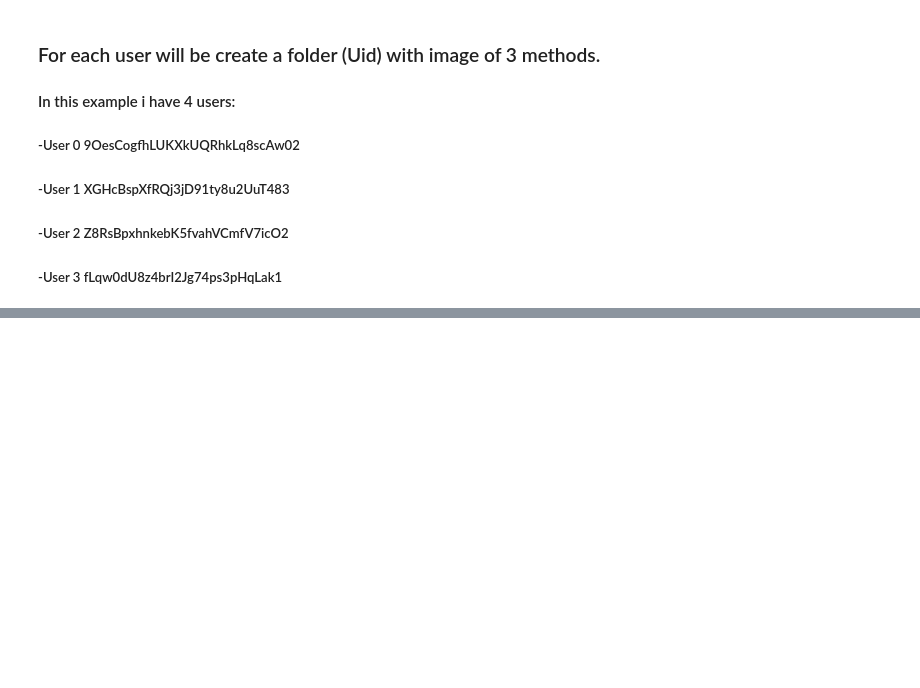
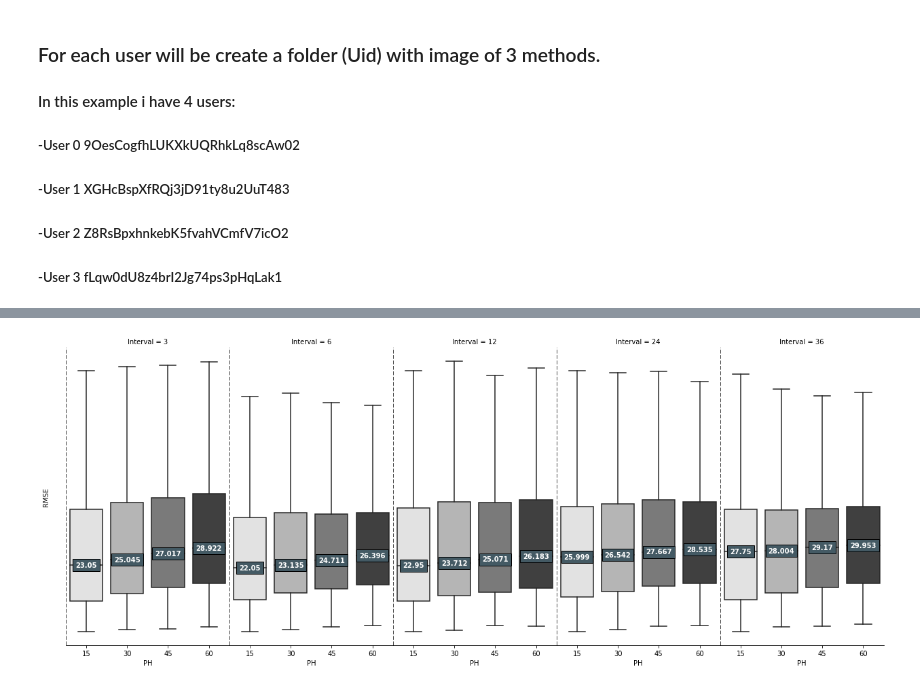
Before and after one commit to theanto/data-analysis-sugarfree, a Jupyter notebook: Script for each user in a dataset/For each user create a RMSE boxplot (ARIMA,RF,SVM).ipynb, the cells around one changed output, grey strips where cells are left out. Saved outputs shown, nothing was run; the diff lists cells and outputs as text; code cells hidden in the pictures; blank space fills up the shorter version.

```diff
--- a/Script for each user in a dataset/For each user create a RMSE boxplot (ARIMA,RF,SVM).ipynb
+++ b/Script for each user in a dataset/For each user create a RMSE boxplot (ARIMA,RF,SVM).ipynb
@@ -45,0 +43,35 @@ User 3 fLqw0dU8z4brI2Jg74ps3pHqLak1
+# %%
+
+
+g = sns.catplot(kind='box', data=SVM[1], x='PH', y='RMSE', col='Interval', height=7, aspect=0.5, palette='Greys', showfliers = False)
+g.fig.subplots_adjust(wspace=0)
+
+# remove the spines of the axes (except the leftmost one)
+# and replace with dasehd line
+for ax  in g.axes.flatten()[0:]:
+    ax.spines['left'].set_visible(False)
+    [tick.set_visible(False) for tick in ax.yaxis.get_major_ticks()]
+    xmin,xmax = ax.get_xlim()
+    ax.axvline(xmin, ls='--', color='k')
+
+    lines = ax.get_lines()
+    categories = ax.get_xticks()
+
+
+    for cat in categories:
+        # every 4th line at the interval of 6 is median line
+        # 0 -> p25 1 -> p75 2 -> lower whisker 3 -> upper whisker 4 -> p50 5 -> upper extreme value
+        y = round(lines[4+cat*5].get_ydata()[0],3)
+
+        ax.text(
+            cat,
+            y,
+            f'{y}',
+            ha='center',
+            va='center',
+            fontweight='bold',
+            size=10,
+            color='white',
+            bbox=dict(facecolor='#445A64'))
+# %% [output]
+[figure, added]
```
Also changed, not shown: parts of 1 cell of this notebook, 10 other files.
